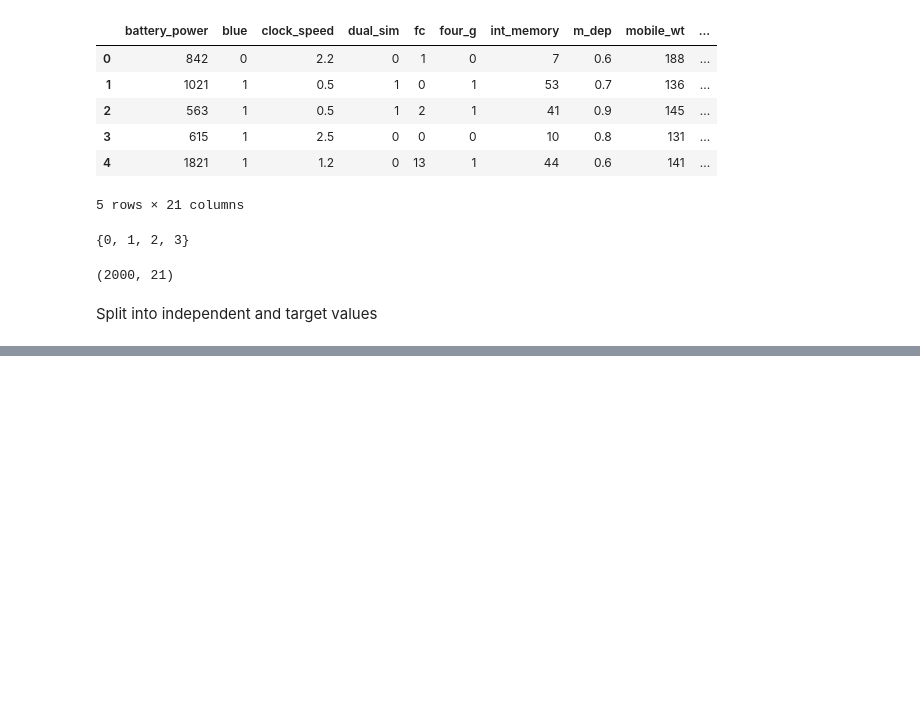
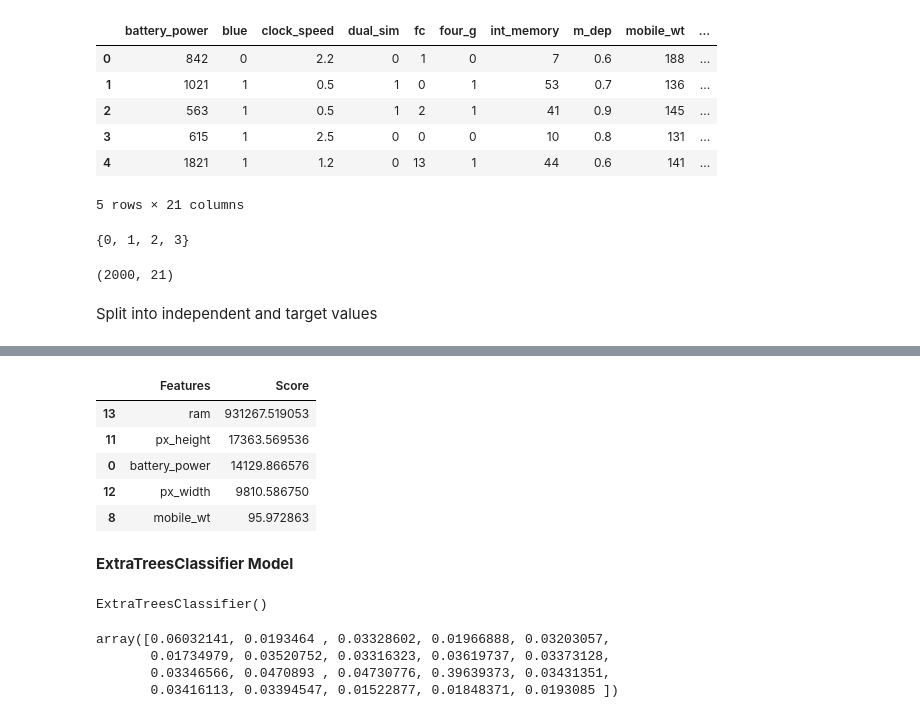
Before and after one commit to RishavB777/Feature-Selection, a Jupyter notebook: Mastering Feature Selection Techniques.ipynb, the cells around one changed output, grey strips where cells are left out. Cells and saved outputs as stored; diff of their text form; code cells hidden in the pictures; blank space fills up the shorter version.

```diff
--- a/Mastering Feature Selection Techniques.ipynb
+++ b/Mastering Feature Selection Techniques.ipynb
@@ -33,0 +118,24 @@ y_test = test.iloc[:,-1]
+# %%
+featureScores.nlargest(5,'Score')
+# %% [output]
+|  | Features | Score |
+| 13 | ram | 931267.519053 |
+| 11 | px_height | 17363.569536 |
+| 0 | battery_power | 14129.866576 |
+| 12 | px_width | 9810.586750 |
+| 8 | mobile_wt | 95.972863 |
+# %% [markdown]
+**ExtraTreesClassifier Model**
+# %%
+from sklearn.ensemble import ExtraTreesClassifier
+model1 = ExtraTreesClassifier()
+model1.fit(X_train,y_train)
+# %% [output]
+ExtraTreesClassifier()
+# %%
+model1.feature_importances_
+# %% [output]
+array([0.06032141, 0.0193464 , 0.03328602, 0.01966888, 0.03203057,
+       0.01734979, 0.03520752, 0.03316323, 0.03619737, 0.03373128,
+       0.03346566, 0.0470893 , 0.04730776, 0.39639373, 0.03431351,
+       0.03416113, 0.03394547, 0.01522877, 0.01848371, 0.0193085 ])
```
Also changed, not shown: parts of 10 cells of this notebook, 1 other file.
